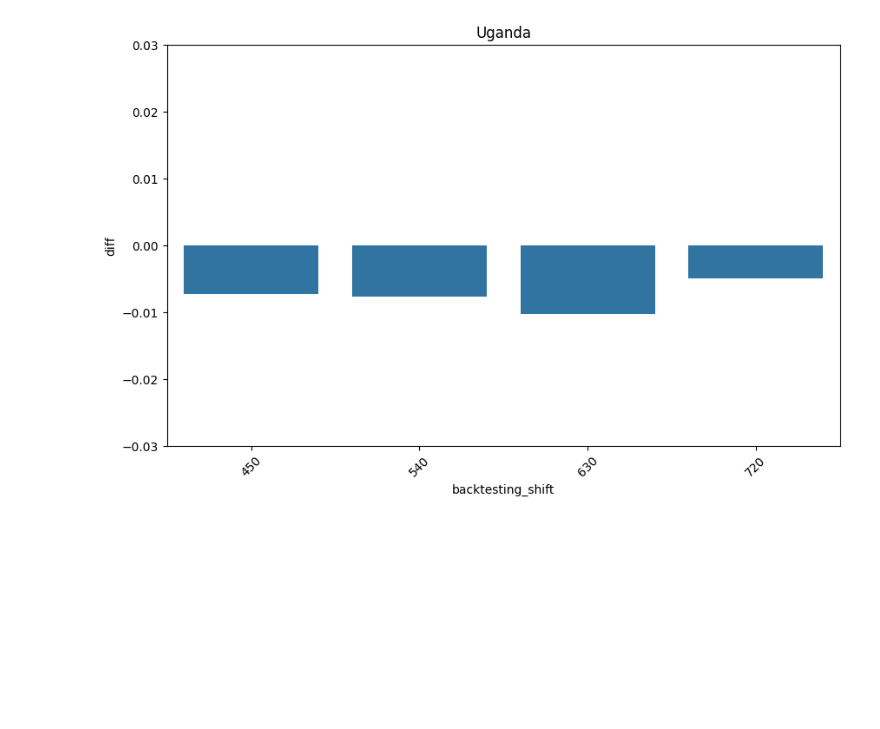
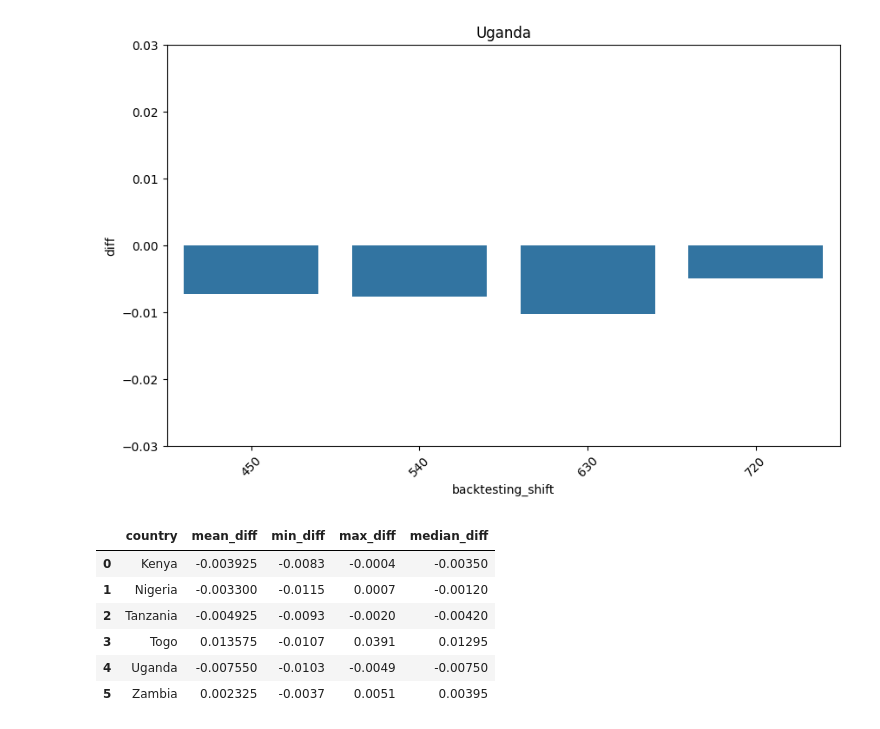
Before and after one commit to elijahkoech/cbr360, a Jupyter notebook: notebooks/clp_inference.ipynb, the cells around one changed output. Saved outputs shown, nothing was run; the diff lists cells and outputs as text; code cells hidden in the pictures; blank space fills up the shorter version.

```diff
--- a/notebooks/clp_inference.ipynb
+++ b/notebooks/clp_inference.ipynb
@@ -249,3 +245,18 @@ for country in ["Kenya", "Tanzania", "Nigeria", "Zambia", "Togo", "Uganda"]:
 [figure]
 [figure]
 [figure]
+# %%
+discrepancies[discrepancies.country.isin(["Kenya", "Nigeria", "Tanzania", "Uganda", "Zambia", "Togo"])].groupby("country").agg(
+    mean_diff = ("diff", "mean"),
+    min_diff = ("diff", "min"),
+    max_diff = ("diff", "max"),
+    median_diff = ("diff", "median"),
+).reset_index()
+# %% [output]
+|  | country | mean_diff | min_diff | max_diff | median_diff |
+| 0 | Kenya | -0.003925 | -0.0083 | -0.0004 | -0.00350 |
+| 1 | Nigeria | -0.003300 | -0.0115 | 0.0007 | -0.00120 |
+| 2 | Tanzania | -0.004925 | -0.0093 | -0.0020 | -0.00420 |
+| 3 | Togo | 0.013575 | -0.0107 | 0.0391 | 0.01295 |
+| 4 | Uganda | -0.007550 | -0.0103 | -0.0049 | -0.00750 |
+| 5 | Zambia | 0.002325 | -0.0037 | 0.0051 | 0.00395 |
```
Also changed, not shown: parts of 2 cells of this notebook, 2 other files.
